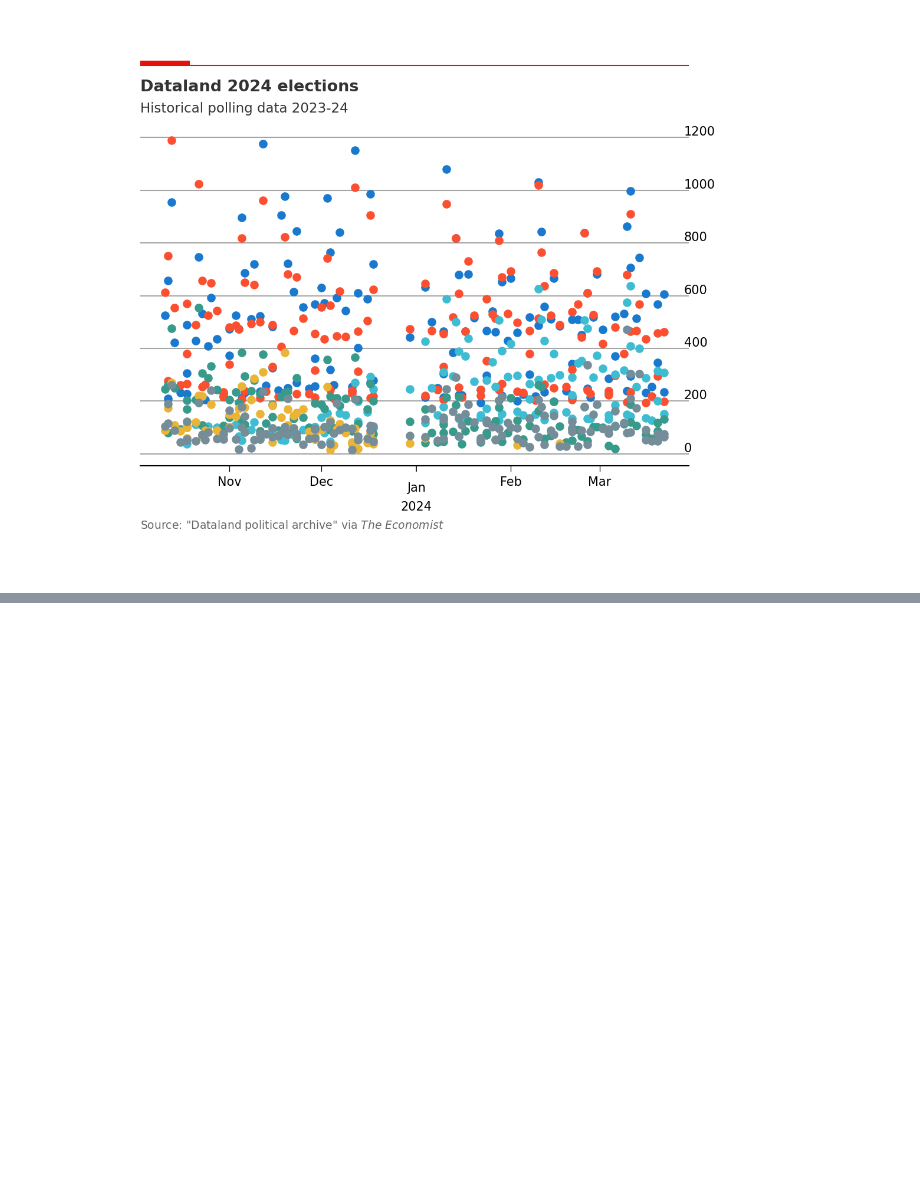
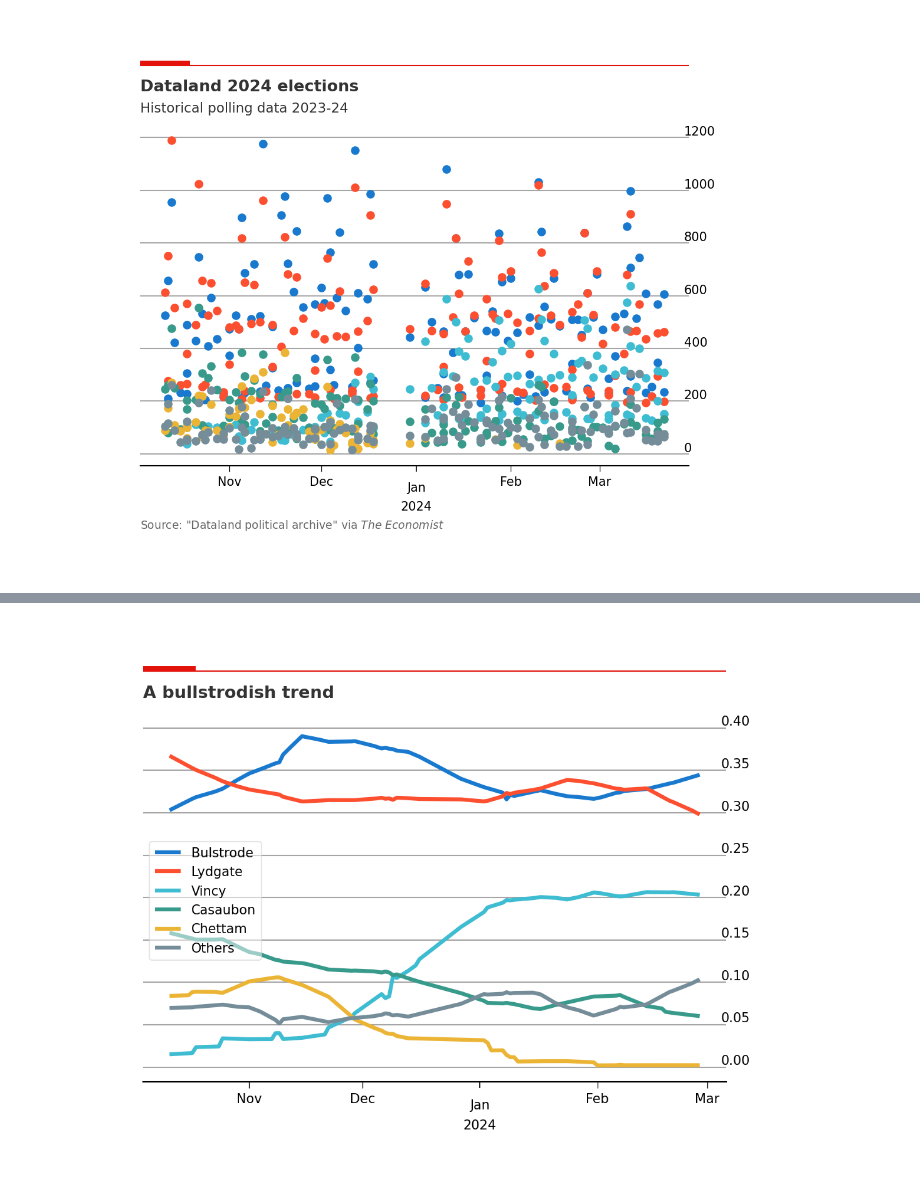
Before and after one commit to edoaltamura/election-predictions, a Jupyter notebook: notebooks/dev.ipynb, the cells around one changed output, grey strips where cells are left out. Drawn from its saved outputs; the diff is of its cells as text; code cells hidden in the pictures; blank space fills up the shorter version.

Commit message:
Compute polling average and last outputs from the DS pipeline.

```diff
--- a/notebooks/dev.ipynb
+++ b/notebooks/dev.ipynb
@@ -26,10 +26,3 @@ plt_ts.savefig('test.png', dpi=250)
 # %% [output]
 Figure test.png saved in reports directory.
 [figure]
-# %%
-from src import DataScience
-
-df = DataEngineering().load_from_file()
-ds = DataScience(df)
-df_p = ds.load_pollster_from_file('DemocracyMeter')
-df_p
@@ -85,0 +29,43 @@ ModuleNotFoundError: No module named 'django'
+# %%
+from src import DataScience
+
+df = DataEngineering().load_from_file()
+ds = DataScience(df)
+pollsters = ds.load_pollsters_list_from_file()
+plt_ts = PlotTimeSeries()
+fig, ax = plt_ts.get_panels()
+
+polling_averages = {}
+polling_trends = {}
+
+for territory in ['Bulstrode', 'Lydgate', 'Vincy', 'Casaubon', 'Chettam', 'Others']:
+
+    df_p = ds.load_pollster_from_file(pollsters[0])
+    weighted_average = df_p[territory].fillna(value=0) * df_p['Sample'].fillna(value=0)
+    total_samples = df_p['Sample'].fillna(value=0)
+
+
+    for pollster in pollsters[1:]:
+        df_p = ds.load_pollster_from_file(pollster)
+
+        weighted_average += df_p[territory].fillna(value=0) * df_p['Sample'].fillna(value=0)
+        total_samples += df_p['Sample'].fillna(value=0)
+
+    weighted_average /= total_samples
+
+    # Determing rolling statistics
+    weekly_average = weighted_average.rolling(window=7, win_type='gaussian').mean(std=3)
+    limit = min(len(df_p['Date']), len(weighted_average), len(weekly_average))
+
+    polling_averages['Date'] = df_p['Date'][:limit]
+    polling_trends['Date'] = df_p['Date'][:limit]
+    polling_averages[territory] = weighted_average.values[:limit]
+    polling_trends[territory] = weekly_average.values[:limit]
+
+    ax.plot(df_p['Date'][:limit], weighted_average[:limit], label=territory)
+#     ax.plot(df_p['Date'][:limit], weekly_average[:limit])
+
+ax.legend(fontsize=10, loc='center left', frameon=True, framealpha=0.5)
+plt_ts.set_title('A bullstrodish trend')
+# %% [output]
+[figure, added]
```
Also changed, not shown: parts of 15 cells of this notebook, 6 other files.
